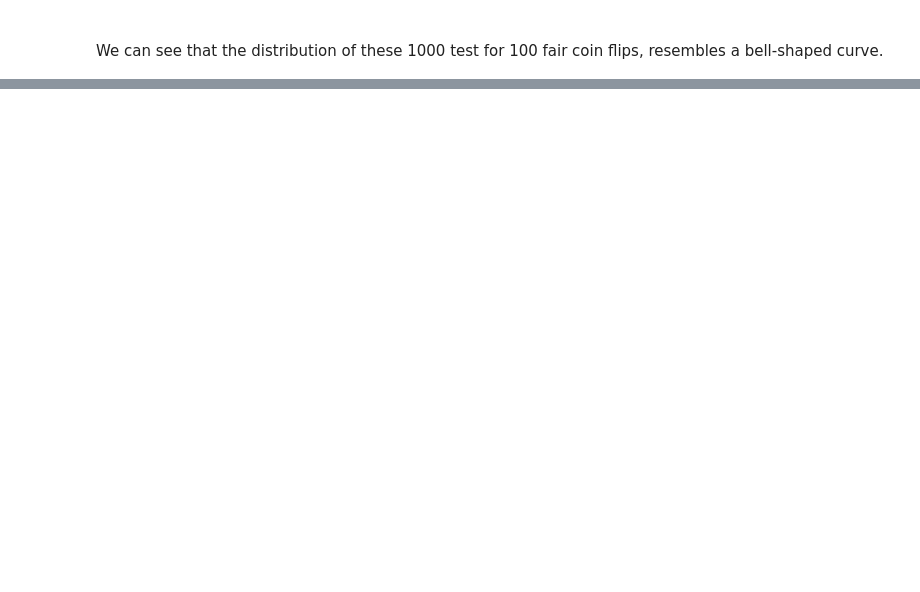
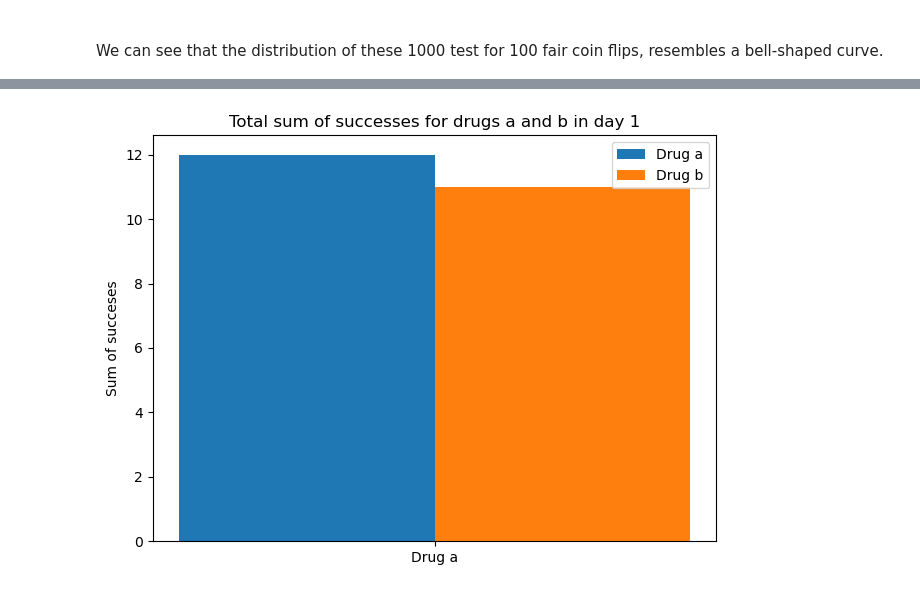
Before and after one commit to Ainara12/Fundamentals-DataAnalysis-tasks, a Jupyter notebook: Fundamentals DA-Tasks.ipynb, the cells around one changed output, grey strips where cells are left out. Cells and saved outputs as stored; diff of their text form; code cells hidden in the pictures; blank space fills up the shorter version.

```diff
--- a/Fundamentals DA-Tasks.ipynb
+++ b/Fundamentals DA-Tasks.ipynb
@@ -540,0 +570,26 @@ array([[75, 81],
+# %%
+#Using this cell to plot day 1:
+
+#lets try to plot this(good luck):
+
+#Plotting a1 and b1 instances in day one:
+labels = ['Drug a', 'Drug b']
+
+x = np.arange(1)  # the label locations
+width = 0.10  # the width of the bars
+
+fig, ax = plt.subplots()
+rect1 = ax.bar(x - width/2, a1_sum, width, label='Drug a')
+rect2 = ax.bar(x + width/2, b1_sum, width, label='Drug b')
+
+# Add some text for labels, title and custom x-axis tick labels, etc.
+ax.set_ylabel('Sum of succeses')
+ax.set_title('Total sum of successes for drugs a and b in day 1')
+ax.set_xticks(x)
+ax.set_xticklabels(labels)
+ax.legend()
+
+fig.tight_layout()
+plt.show()
+# %% [output]
+[figure, added]
```
Also changed, not shown: parts of 23 cells of this notebook, 2 other files.
